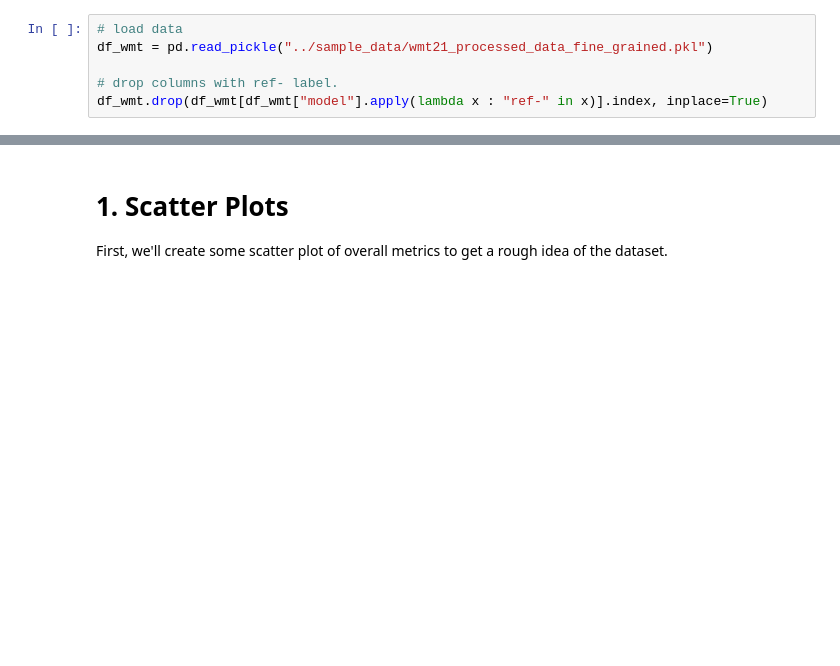
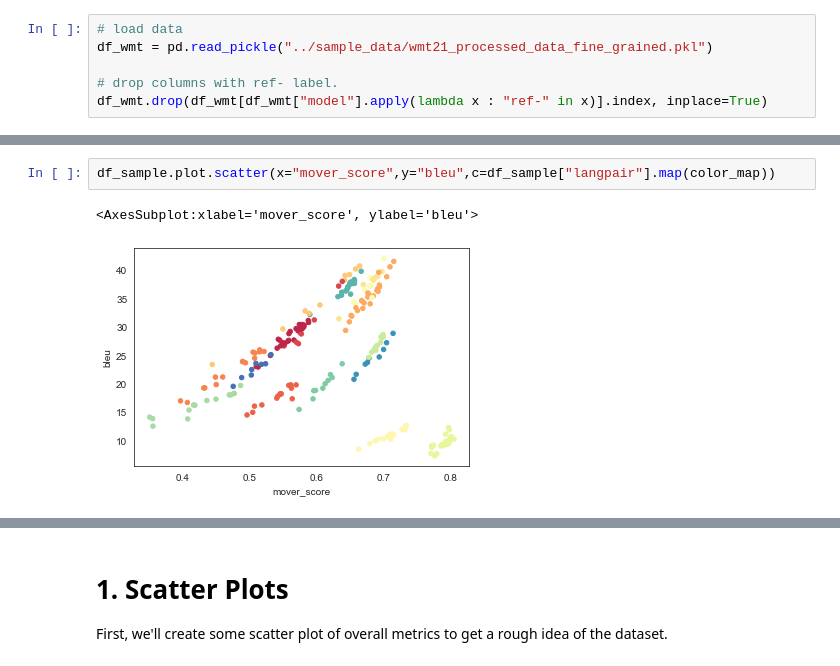
Before and after one commit to iglee/ExplainaBoard-experiments, a Jupyter notebook: notebooks/bucketed feature analysis.ipynb, the cells around one changed output, grey strips where cells are left out. Drawn from its saved outputs; the diff is of its cells as text; blank space fills up the shorter version.

```diff
--- a/notebooks/bucketed feature analysis.ipynb
+++ b/notebooks/bucketed feature analysis.ipynb
@@ -37,0 +52,5 @@ df_wmt.drop(df_wmt[df_wmt["model"].apply(lambda x : "ref-" in x)].index, inplace
+# %%
+df_sample.plot.scatter(x="mover_score",y="bleu",c=df_sample["langpair"].map(color_map))
+# %% [output]
+<AxesSubplot:xlabel='mover_score', ylabel='bleu'>
+[figure, added]
```
Also changed, not shown: parts of 18 cells of this notebook.
